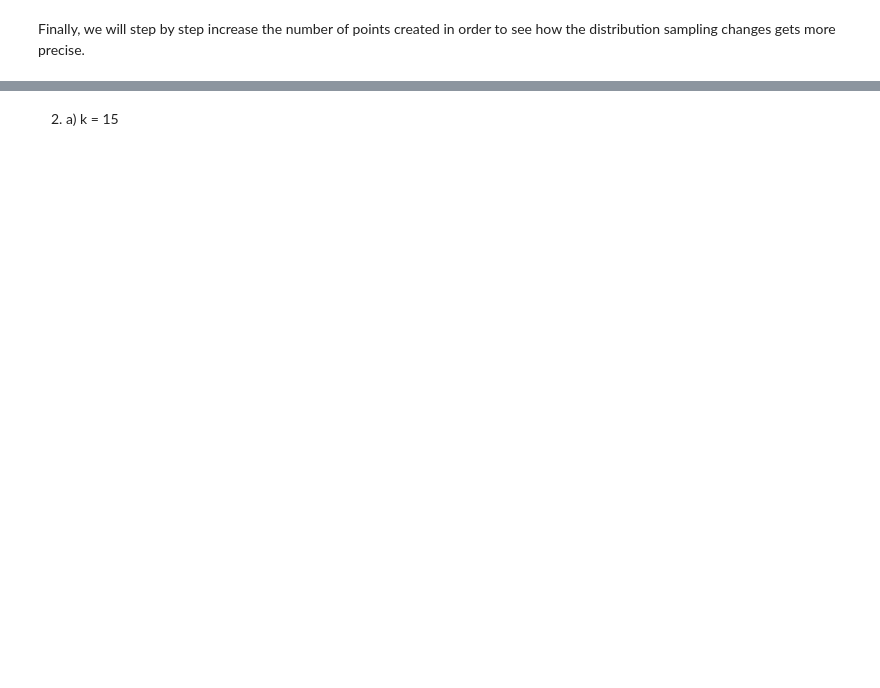
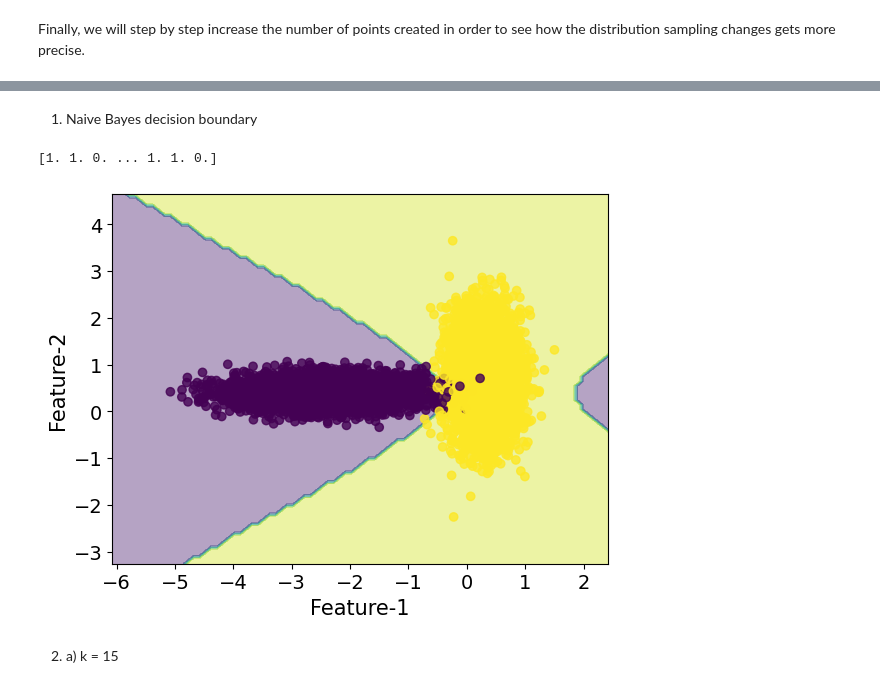
Before and after one commit to ferriitoo/MATH-569-Statistical-Learning, a Jupyter notebook: MATH_569_Julen_Ferro_HW1.ipynb, the cells around one changed output, grey strips where cells are left out. Cells and saved outputs as stored; diff of their text form; code cells hidden in the pictures; blank space fills up the shorter version.

```diff
--- a/MATH_569_Julen_Ferro_HW1.ipynb
+++ b/MATH_569_Julen_Ferro_HW1.ipynb
@@ -147,0 +148,2 @@ for i in range(2):
+# %% [markdown]
+1) Naive Bayes decision boundary
@@ -148,3 +212,50 @@ for i in range(2):
+# %%
+from sklearn.naive_bayes import GaussianNB
+from sklearn.model_selection import train_test_split
+#Import metrics class from sklearn
+from sklearn import metrics
+
+
+# Initializing Classifier
+clf5 = GaussianNB()
+
+size_or = np.size(orange, 0)
+size_bl = np.size(orange, 0)
+orange['class'] = np.ones(size_or) #orange class = 1
+blue['class'] = np.zeros(size_bl) #blue class = 0
+
+df = pd.concat([orange, blue])
+df.describe()
+df = df.sample(np.size(df, 0))
+df.head()
+
+X = df.loc[:, [0, 1]]
+y = df.loc[:, 'class']
+
+test_sz = 0.2
+X_train, X_test, y_train, y_test = train_test_split(X, y, test_size=test_sz, random_state=20)
+#keeping 80% as training data and 20% as testing data.
+
+#Calling the Class
+naive_bayes = GaussianNB()
+
+#Fitting the data to the classifier
+naive_bayes.fit(X_train , y_train)
+
+#Predict on test data
+y_predicted = naive_bayes.predict(X_test)
+print(y_predicted)
+
+metrics.accuracy_score(y_predicted , y_test)
+
+
+plt.figure()
+plt.title("NB decision boundary", fontsize = 16)
+plot_decision_boundaries(X_train, y_train, GaussianNB)
+plt.show()
+# %% [output]
+[1. 1. 0. ... 1. 1. 0.]
+[figure, added]
 # %% [markdown]
 2) a) k = 15
 # %%
```
Also changed, not shown: parts of 13 cells of this notebook.
